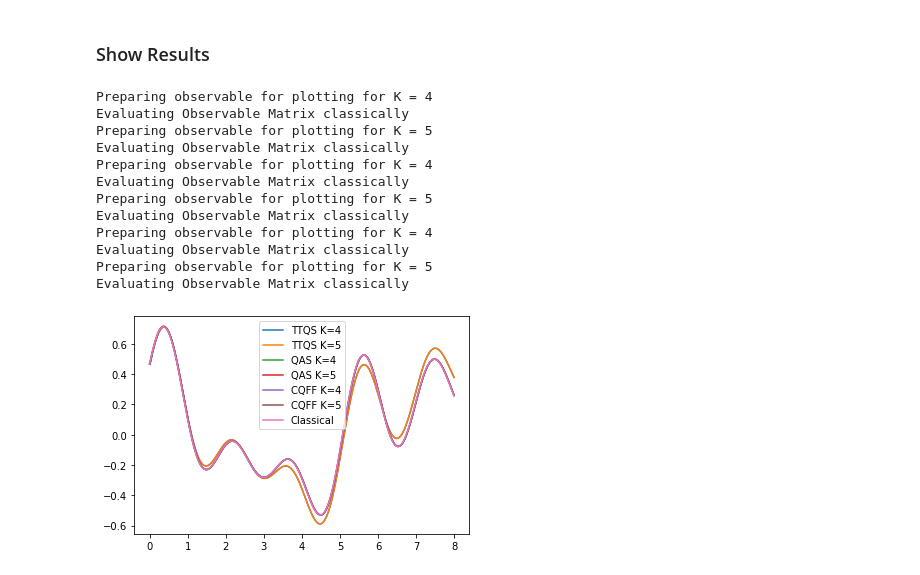
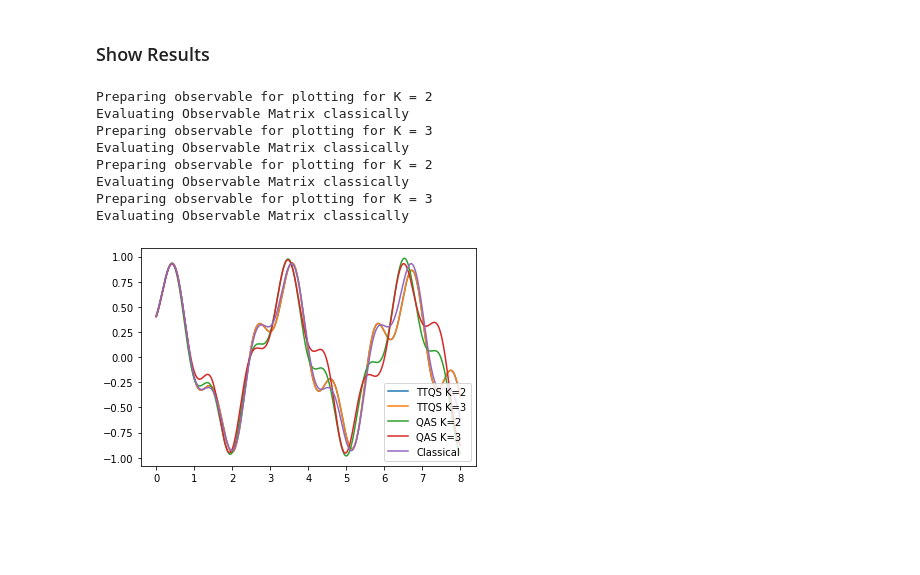
Before and after one commit to tmog123/Quantum_Assisted, a Jupyter notebook: Tutorial on how to use (Start here).ipynb, the cells around one changed output. Saved outputs shown, nothing was run; the diff lists cells and outputs as text; code cells hidden in the pictures; blank space fills up the shorter version.

```diff
--- a/Tutorial on how to use (Start here).ipynb
+++ b/Tutorial on how to use (Start here).ipynb
@@ -39,7 +37,8 @@ This initial state is basically $|\psi>$ in Definition 1 in https://arxiv.org/ab
 #create initial state
 initial_state = acp.Initialstate(num_qubits, "efficient_SU2", 123, 5)
 #define Hamiltonian
-hamiltonian = hcp.transverse_ising_model_1d(num_qubits)
+# hamiltonian = hcp.transverse_ising_model_1d(num_qubits)
+hamiltonian = hcp.heisenberg_xyz_model(num_qubits)
 
 #We can define arbitrary Hamiltonians
 #EXAMPLE: If we have a 4 qubit system and I want to implement the hamiltonian H = 0.6*(XXII) + 0.4*(XZIY), the hamiltonian will be generated with this:
@@ -47,3 +48,23 @@ hamiltonian = hcp.transverse_ising_model_1d(num_qubits)
+# %%
+import Qiskit_helperfunctions_kh as qhf #IBMQ account is loaded here in this import
+hub, group, project = "ibm-q-nus", "default", "reservations"
+quantum_com = "ibmq_rome"
+
+#Other parameters for running on the quantum computer
+sim = "noiseless_qasm"
+num_shots = 30000
+
+quantum_computer_choice_results = qhf.choose_quantum_computer(hub, group, project, quantum_com)
+# mitigate_meas_error = True
+# meas_filter = qhf.measurement_error_mitigator(num_qubits, sim, quantum_computer_choice_results, shots = num_shots)
+
+mitigate_meas_error = False
+meas_filter = qhf.measurement_error_mitigator(num_qubits, sim, quantum_computer_choice_results, shots = num_shots)
+
+# mitigate_meas_error = False
+# meas_filter = None
+
+expectation_calculator = qhf.make_expectation_calculator(initial_state, sim, quantum_computer_choice_results, meas_error_mitigate = mitigate_meas_error, meas_filter = meas_filter)
 # %% [markdown]
 ### How to run TTQS
 
@@ -165,8 +184,11 @@ for k in range(1,uptowhatK+1):
     D_mat_uneval = mcp.unevaluatedmatrix(num_qubits, ansatz, hamiltonian, "D")
 
     #Here is where we should be able to specify how to evaluate the matrices. However only the exact method (classical matrix multiplication) has been implemented so far
-    E_mat_evaluated =  E_mat_uneval.evaluate_matrix_by_matrix_multiplicaton(initial_state)
-    D_mat_evaluated = D_mat_uneval.evaluate_matrix_by_matrix_multiplicaton(initial_state)
+    # E_mat_evaluated =  E_mat_uneval.evaluate_matrix_by_matrix_multiplicaton(initial_state)
+    # D_mat_evaluated = D_mat_uneval.evaluate_matrix_by_matrix_multiplicaton(initial_state)
+
+    E_mat_evaluated =  E_mat_uneval.evaluate_matrix_with_qiskit_circuits(expectation_calculator)
+    D_mat_evaluated = D_mat_uneval.evaluate_matrix_with_qiskit_circuits(expectation_calculator)
 
     #Get starting alphas
     startingstrings,startingalphas = ansatz.get_alphas()
@@ -301,41 +314,37 @@ cS_instance.evaluate()
 ### Set Observable to plot
 # %%
 #Observable we want to plot
-times = TTQS_instance.get_times()
-observable = hcp.generate_arbitary_observable(num_qubits, [1], ["300"])
+times = QAS_instance.get_times()
+observable = hcp.generate_arbitary_observable(num_qubits, [1], ["30"])
 # %% [markdown]
 ### Show Results
 # %%
 #What Ks we want to plot
-whatK = [4,5]
+whatK = [2,3]
 
 #Plotting results for TTQS
 plotp.QS_plotter_forobservable(num_qubits,finalresultsTTQS,times,whatK,'TTQS',observable,initial_state)
 
 #Plotting results for QAS
 plotp.QS_plotter_forobservable(num_qubits,finalresultsQAS,times,whatK,'QAS',observable,initial_state)
 
 #Plotting results for CQFF
-plotp.QS_plotter_forobservable(num_qubits,finalresultsCQFF,times,whatK,'CQFF',observable,initial_state)
+# plotp.QS_plotter_forobservable(num_qubits,finalresultsCQFF,times,whatK,'CQFF',observable,initial_state)
 
 #Plotting classical result
 observablematrix = observable.to_matrixform()
 classicalresult = cS_instance.get_expectations_observables(observablematrix)
 plotp.CS_plotter_forobservable(times,classicalresult)
 
 #Show plot
 plotp.show_plot()
 # %% [output]
-Preparing observable for plotting for K = 4
+Preparing observable for plotting for K = 2
 Evaluating Observable Matrix classically
-Preparing observable for plotting for K = 5
+Preparing observable for plotting for K = 3
 Evaluating Observable Matrix classically
-Preparing observable for plotting for K = 4
+Preparing observable for plotting for K = 2
 Evaluating Observable Matrix classically
-Preparing observable for plotting for K = 5
+Preparing observable for plotting for K = 3
 Evaluating Observable Matrix classically
-Preparing observable for plotting for K = 4
-Evaluating Observable Matrix classically
-Preparing observable for plotting for K = 5
-Evaluating Observable Matrix classically
-[figure, old version]
+[figure, new version]
```
Also changed, not shown: parts of 6 cells of this notebook, 3 other files.
